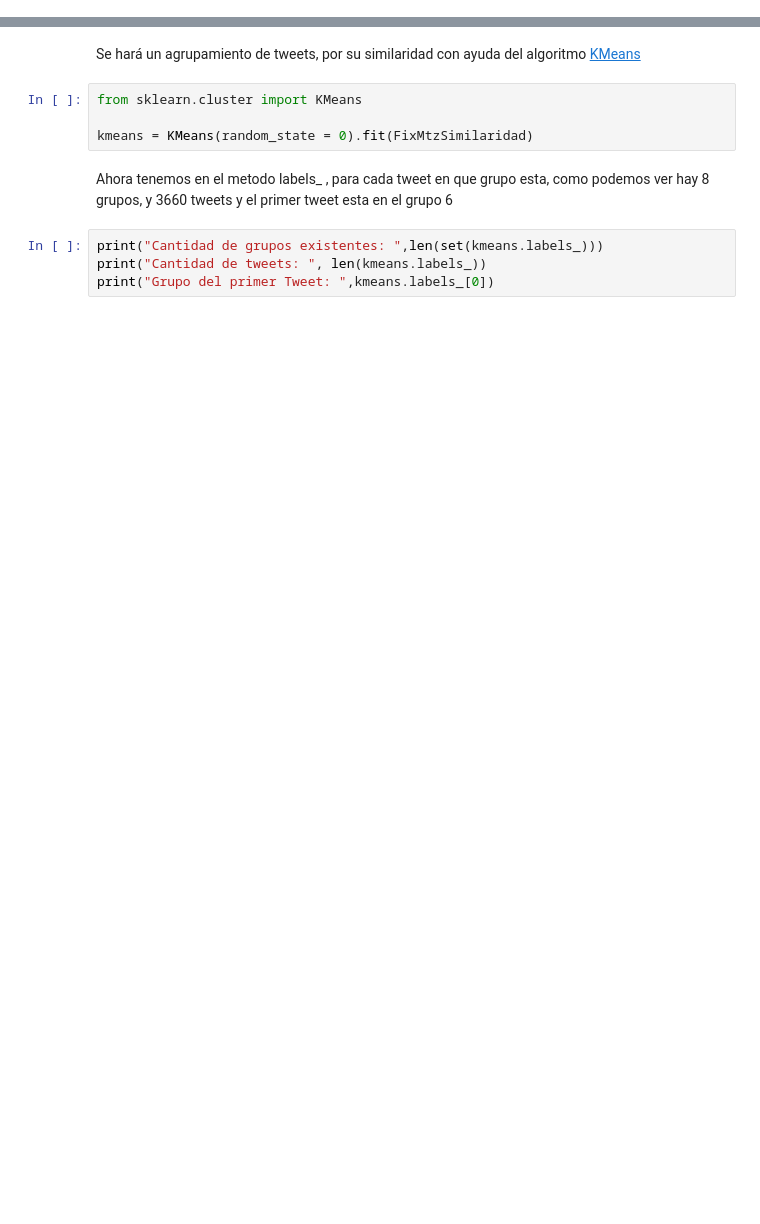
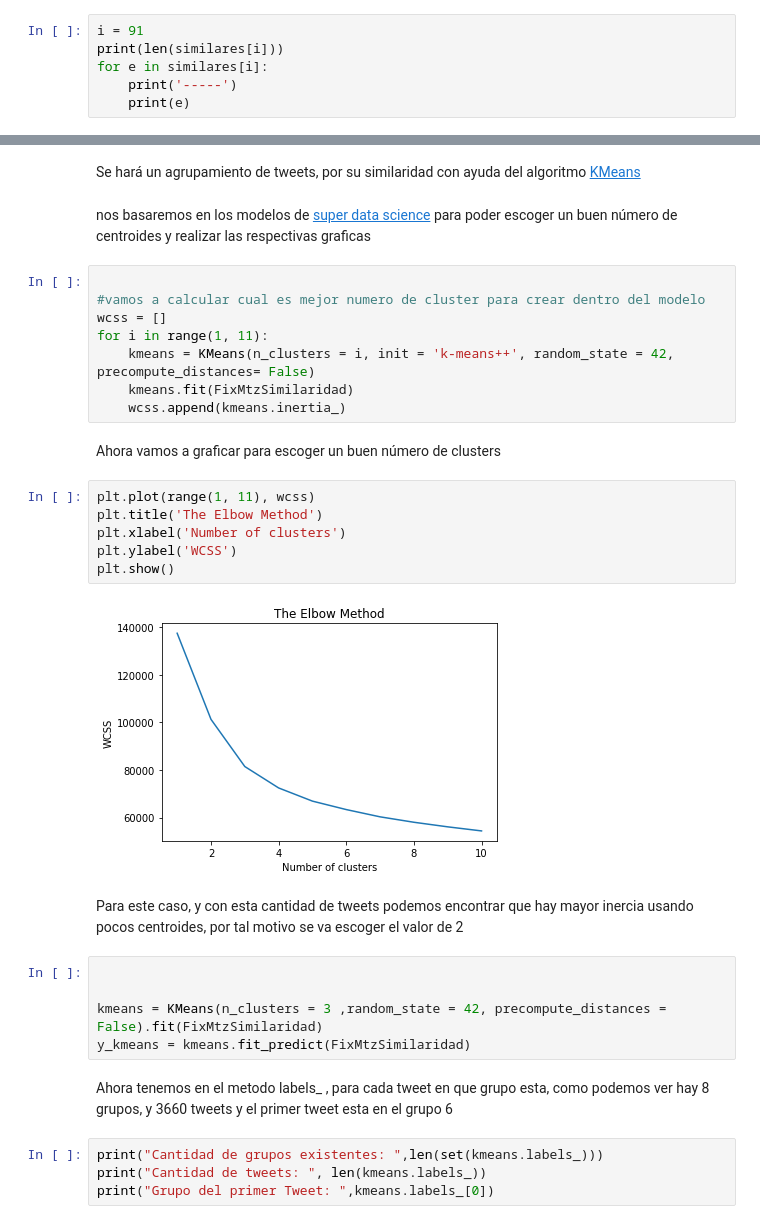
Before and after one commit to Jofemago/-IA-utp, a Jupyter notebook: ProyectoFinal/ClasificarTweets.ipynb, the cells around one changed output, grey strips where cells are left out. Cells and saved outputs as stored; diff of their text form; blank space fills up the shorter version.

Commit message:
se adelanta modelo

```diff
--- a/ProyectoFinal/ClasificarTweets.ipynb
+++ b/ProyectoFinal/ClasificarTweets.ipynb
@@ -139,0 +149,6 @@ Despues que lo llamó #Bronx de #Colombia o que al #Bronx de #Bogotá lo llamó
+# %%
+i = 91
+print(len(similares[i]))
+for e in similares[i]:
+    print('-----')
+    print(e)
@@ -159,9 +194,32 @@ print(FixMtzSimilaridad)
 # %% [markdown]
 Se hará un agrupamiento de tweets, por su similaridad con ayuda del algoritmo [KMeans ](http://scikit-learn.org/stable/modules/generated/sklearn.cluster.KMeans.html)
-# %%
-from sklearn.cluster import KMeans
-
-kmeans = KMeans(random_state = 0).fit(FixMtzSimilaridad)
+# %% [markdown]
+nos basaremos en los modelos de [super data science](https://www.superdatascience.com/machine-learning/) para poder escoger un buen número de centroides y realizar las respectivas graficas
+# %%
+
+#vamos a calcular cual es mejor numero de cluster para crear dentro del modelo
+wcss = []
+for i in range(1, 11):
+    kmeans = KMeans(n_clusters = i, init = 'k-means++', random_state = 42, precompute_distances= False)
+    kmeans.fit(FixMtzSimilaridad)
+    wcss.append(kmeans.inertia_)
+# %% [markdown]
+Ahora vamos a graficar para escoger un buen número de clusters
+# %%
+plt.plot(range(1, 11), wcss)
+plt.title('The Elbow Method')
+plt.xlabel('Number of clusters')
+plt.ylabel('WCSS')
+plt.show()
+# %% [output]
+[figure, added]
+# %% [markdown]
+Para este caso, y con esta cantidad de tweets podemos encontrar que hay mayor inercia usando pocos centroides, por tal motivo se va escoger el valor de 2
+# %%
+
+
+kmeans = KMeans(n_clusters = 3 ,random_state = 42, precompute_distances = False).fit(FixMtzSimilaridad)
+y_kmeans = kmeans.fit_predict(FixMtzSimilaridad)
 # %% [markdown]
 Ahora tenemos en el metodo labels_ , para cada tweet en que grupo esta, como podemos ver hay 8 grupos, y 3660 tweets y el primer tweet esta en el grupo 6
 # %%
```
Also changed, not shown: parts of 29 cells of this notebook, 8 other files.
